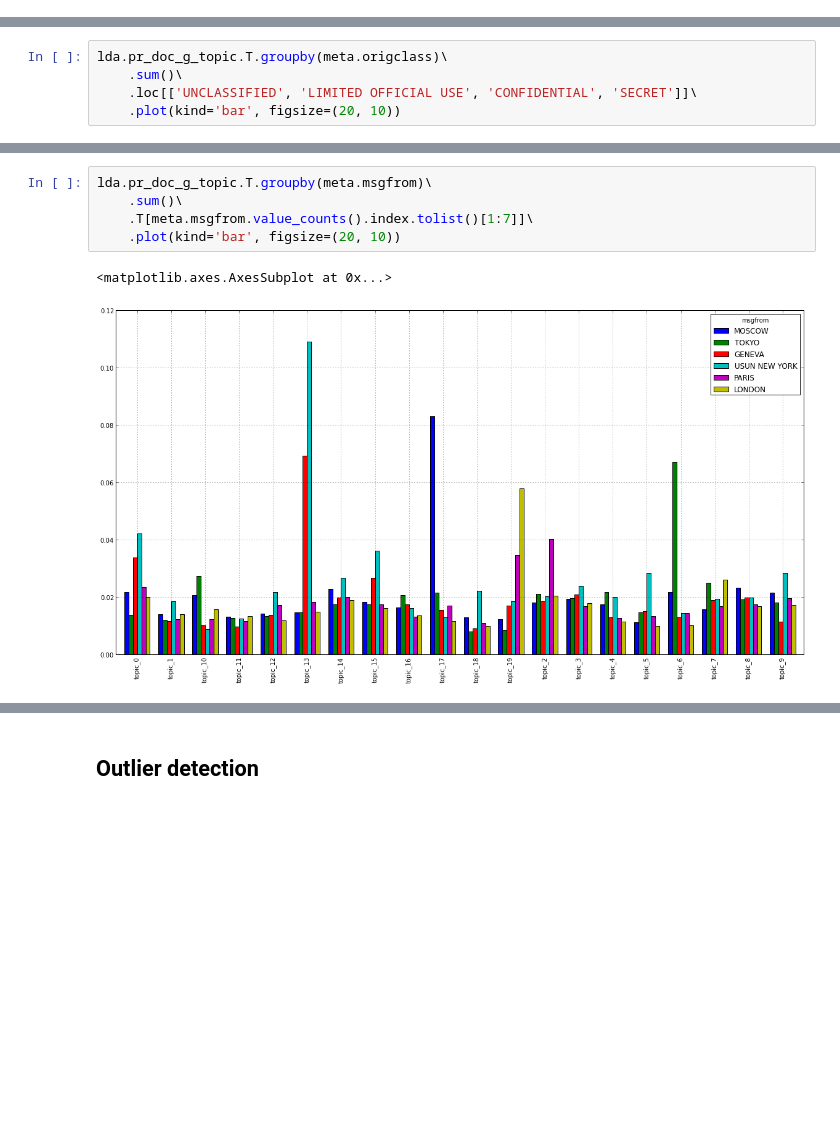
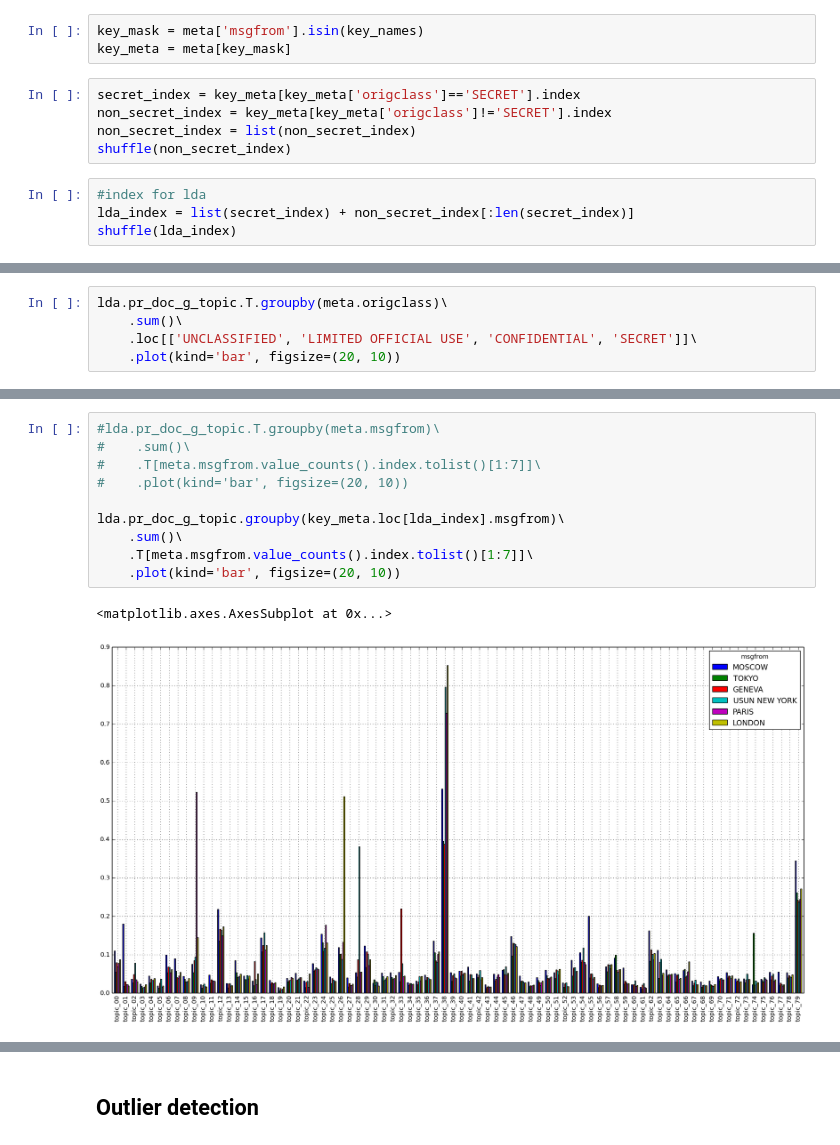
Before and after one commit to darth-cheney/declass, a Jupyter notebook: notebooks/cables-01-daniel.ipynb, the cells around one changed output, grey strips where cells are left out. Cells and saved outputs as stored; diff of their text form; blank space fills up the shorter version.

```diff
--- a/notebooks/cables-01-daniel.ipynb
+++ b/notebooks/cables-01-daniel.ipynb
@@ -141,0 +143,12 @@ meta[meta.msgfrom == msgfrom_counts.keys()[0]].origclass.value_counts()['SECRET'
+# %%
+key_mask = meta['msgfrom'].isin(key_names)
+key_meta = meta[key_mask]
+# %%
+secret_index = key_meta[key_meta['origclass']=='SECRET'].index
+non_secret_index = key_meta[key_meta['origclass']!='SECRET'].index
+non_secret_index = list(non_secret_index)
+shuffle(non_secret_index)
+# %%
+#index for lda
+lda_index = list(secret_index) + non_secret_index[:len(secret_index)]
+shuffle(lda_index)
@@ -283,9 +340,14 @@ lda.pr_doc_g_topic.T.groupby(meta.msgfrom)\
 # %%
-lda.pr_doc_g_topic.T.groupby(meta.msgfrom)\
+#lda.pr_doc_g_topic.T.groupby(meta.msgfrom)\
+#    .sum()\
+#    .T[meta.msgfrom.value_counts().index.tolist()[1:7]]\
+#    .plot(kind='bar', figsize=(20, 10))
+
+lda.pr_doc_g_topic.groupby(key_meta.loc[lda_index].msgfrom)\
     .sum()\
     .T[meta.msgfrom.value_counts().index.tolist()[1:7]]\
     .plot(kind='bar', figsize=(20, 10))
 # %% [output]
 <matplotlib.axes.AxesSubplot at 0x...>
-[figure, old version]
+[figure, new version]
 # %%
```
Also changed, not shown: parts of 59 cells of this notebook.
